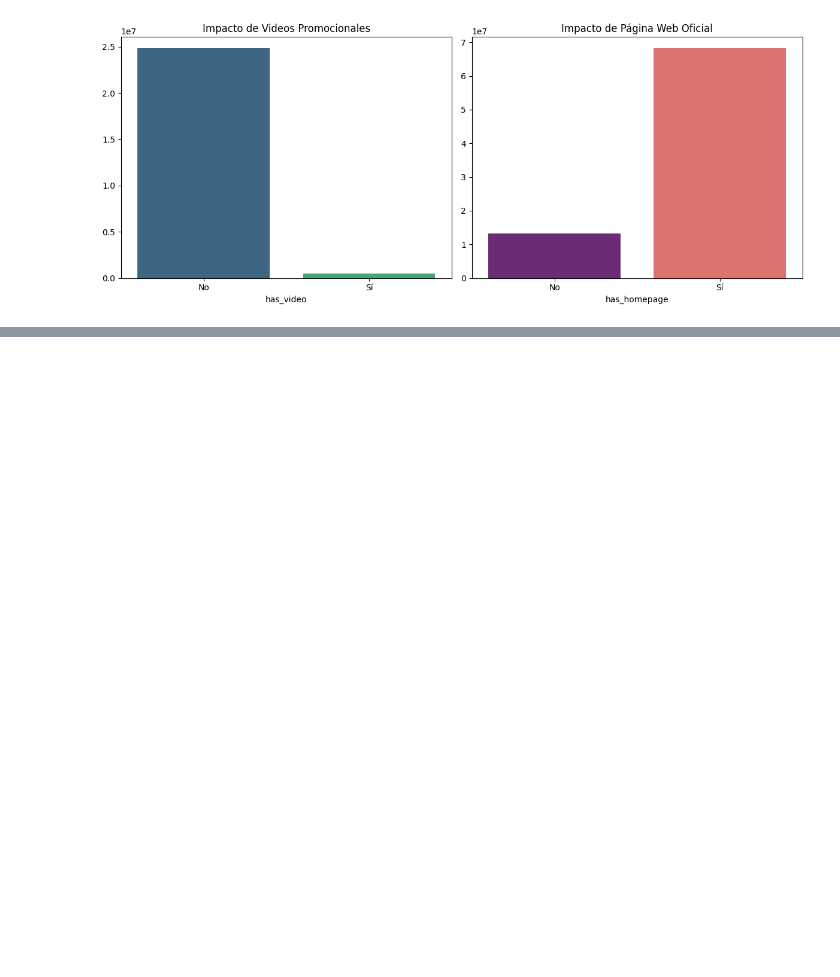
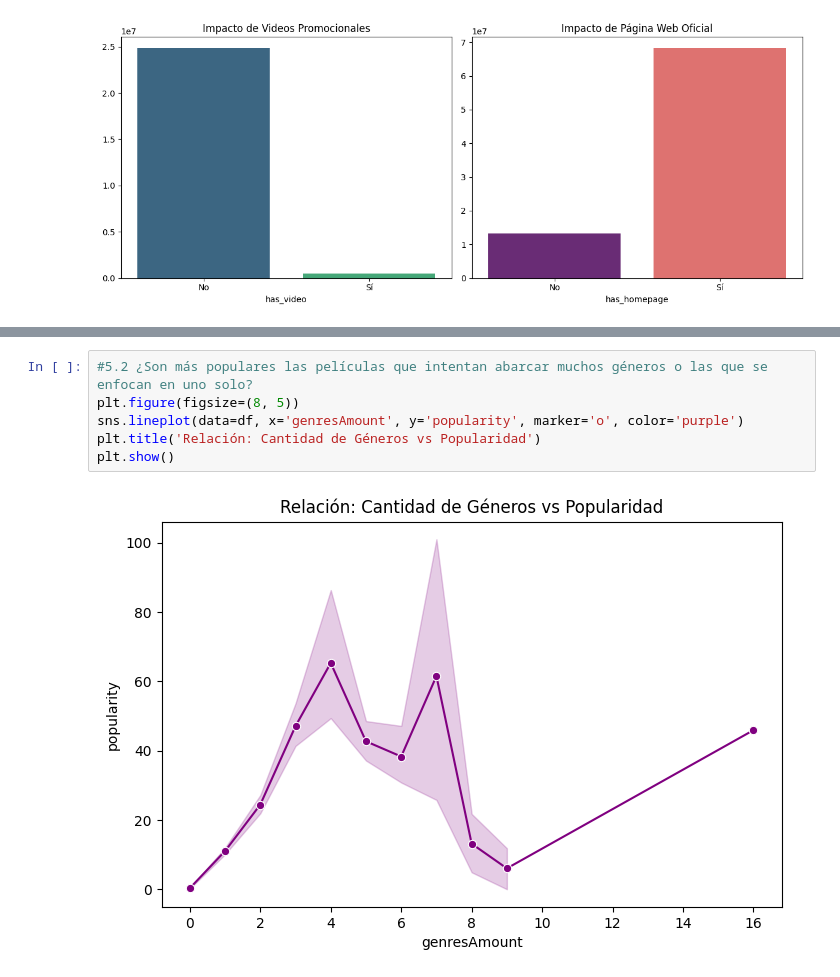
Before and after one commit to Branuvg/lab1_mineria, a Jupyter notebook: lab1.ipynb, the cells around one changed output, grey strips where cells are left out. Saved outputs shown, nothing was run; the diff lists cells and outputs as text; blank space fills up the shorter version.

```diff
--- a/lab1.ipynb
+++ b/lab1.ipynb
@@ -920,0 +937,8 @@ Passing `palette` without assigning `hue` is deprecated and will be removed in v
+# %%
+#5.2 ¿Son más populares las películas que intentan abarcar muchos géneros o las que se enfocan en uno solo?
+plt.figure(figsize=(8, 5))
+sns.lineplot(data=df, x='genresAmount', y='popularity', marker='o', color='purple')
+plt.title('Relación: Cantidad de Géneros vs Popularidad')
+plt.show()
+# %% [output]
+[figure, added]
```
Also changed, not shown: parts of 6 cells of this notebook.
